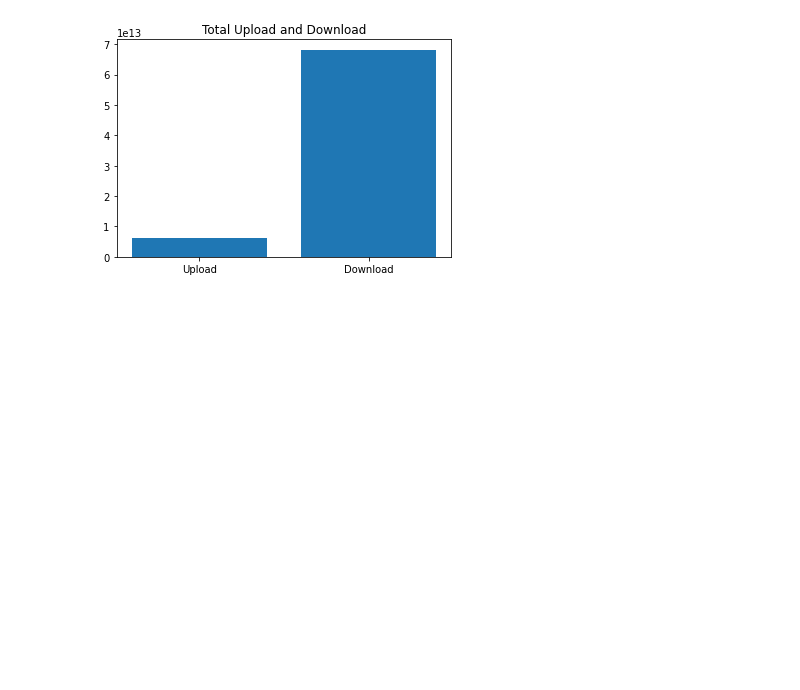
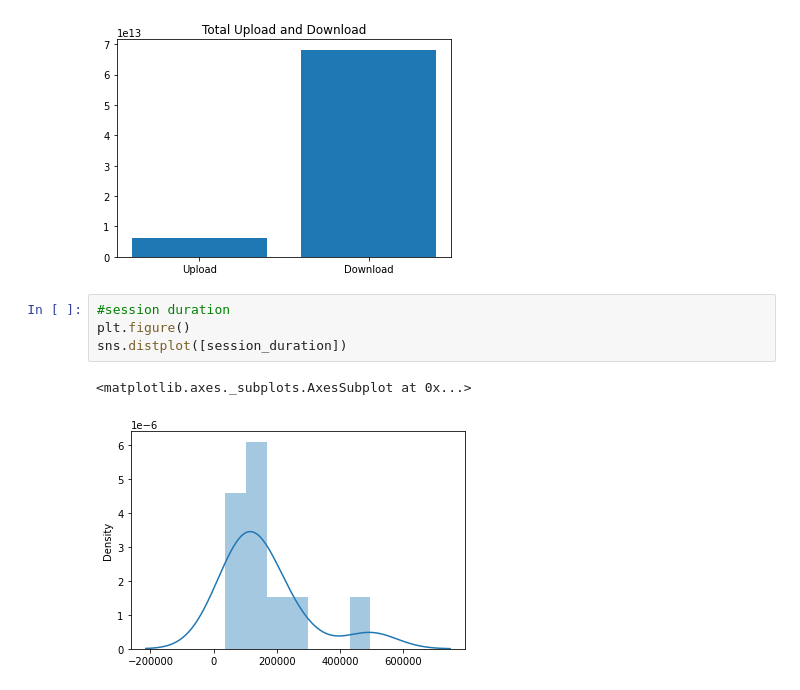
Before and after one commit to miz-ab/10xac_week_one_challenge_1, a Jupyter notebook: notebooks/week_one_challenge_one_task_1.1.ipynb, the cells around one changed output. Cells and saved outputs as stored; diff of their text form; blank space fills up the shorter version.

```diff
--- a/notebooks/week_one_challenge_one_task_1.1.ipynb
+++ b/notebooks/week_one_challenge_one_task_1.1.ipynb
@@ -330,3 +332,10 @@ plt.title("Total Upload and Download")
 # %% [output]
 Text(0.5, 1.0, 'Total Upload and Download')
 [figure]
+# %%
+#session duration
+plt.figure()
+sns.distplot([session_duration])
+# %% [output]
+<matplotlib.axes._subplots.AxesSubplot at 0x...>
+[figure, added]
```
Also changed, not shown: parts of 1 cell of this notebook.
